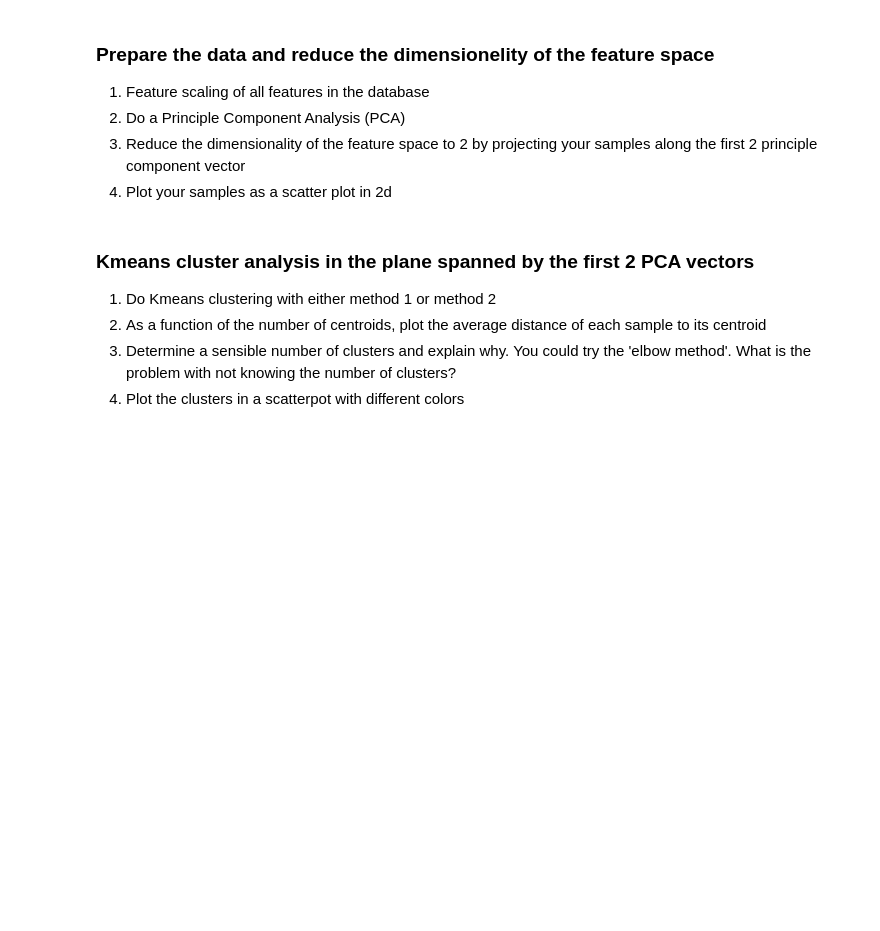
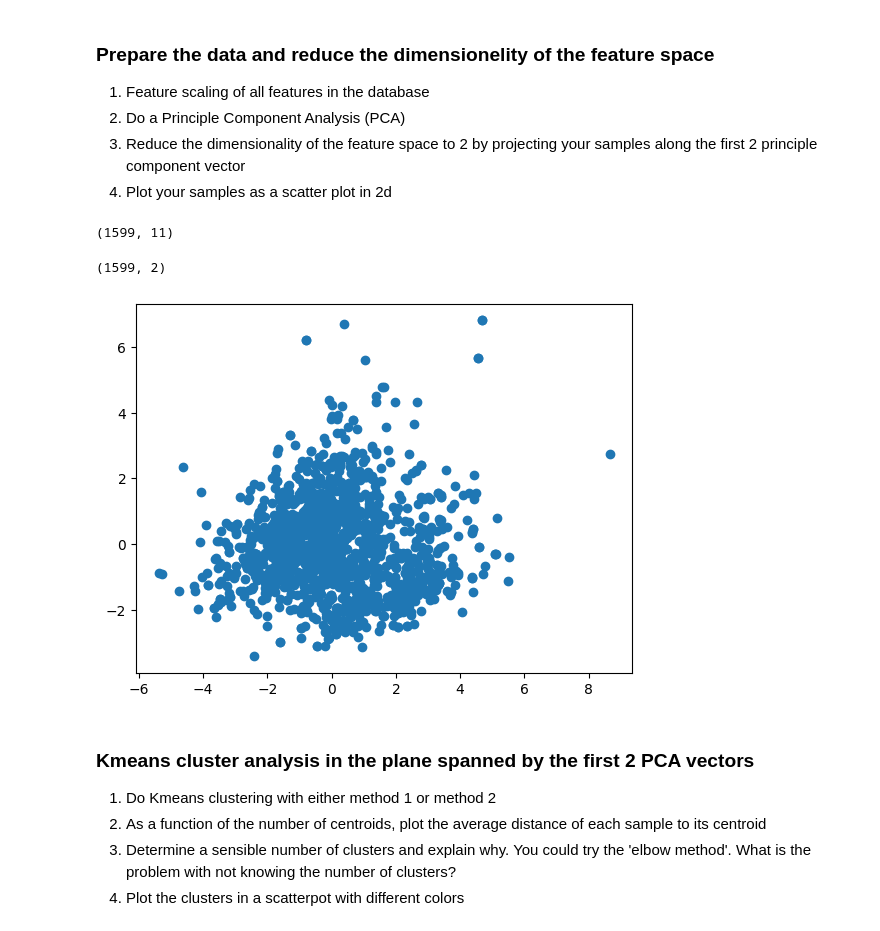
Before and after one commit to BenVigos/Machine-Learning, a Jupyter notebook: Assignment 3/Kmeans_assignment_2025_student.ipynb, the cells around one changed output. Cells and saved outputs as stored; diff of their text form; code cells hidden in the pictures; blank space fills up the shorter version.

Commit message:
K-means almost done

```diff
--- a/Assignment 3/Kmeans_assignment_2025_student.ipynb
+++ b/Assignment 3/Kmeans_assignment_2025_student.ipynb
@@ -223,6 +232,6 @@ wwine = pd.read_csv('winequality-white.csv', sep=';')
 # %%
 # You may analyse the dataset of the wine of your choosing (red or white):
-wines = 'your wine here'.sample(frac = 1)
+wines = rwine.sample(frac = 1)
 
 # We just drop the 'quality' from the dataset:
 wines_noquality=wines.drop('quality', axis=1)
@@ -233,3 +242,4 @@ N =  wines_noquality.shape[1]
 wines_noquality.head() # We will use everything you see here.
 X=np.zeros((M,N))
 X[0:M,0:N]=wines_noquality[:][0:M]
+print(X.shape)
@@ -248,13 +257,23 @@ X[0:M,0:N]=wines_noquality[:][0:M]
+# %%
+# Step 1: feature scaling
+X = (X-np.mean(X,axis=0))/np.std(X,axis=0)
+print(X.shape)
+# %% [output]
+(1599, 11)
 # %%
 # Step 2: PCA analyis
 from sklearn.decomposition import PCA
-...
+pca = PCA(n_components=2)
 # %%
 # Step 3: Project samples along PCA directions
-...
+pca_X = pca.fit_transform(X)
 # %%
 # Step 4: Scatterplot of sample in 2d plane spanned by the first 2 PCA vectors
-...
+plt.scatter(pca_X.T[0], pca_X.T[1])
+print(pca_X.shape)
+# %% [output]
+(1599, 2)
+[figure, added]
 # %% [markdown]
 ### Kmeans cluster analysis in the plane spanned by the first 2 PCA vectors
 
```
Also changed, not shown: parts of 13 cells of this notebook, 3 other files.
